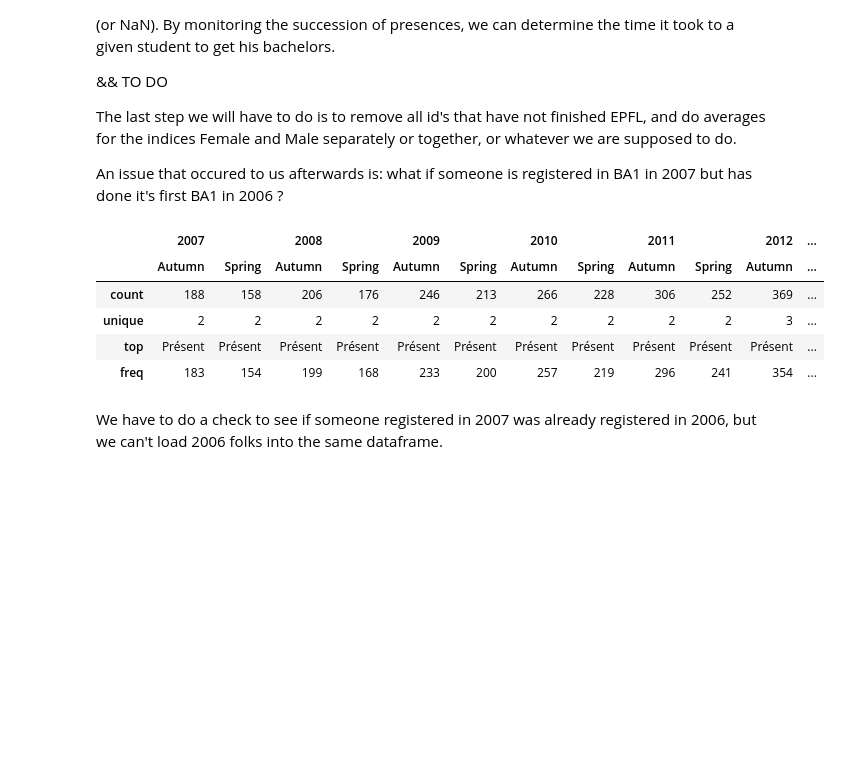
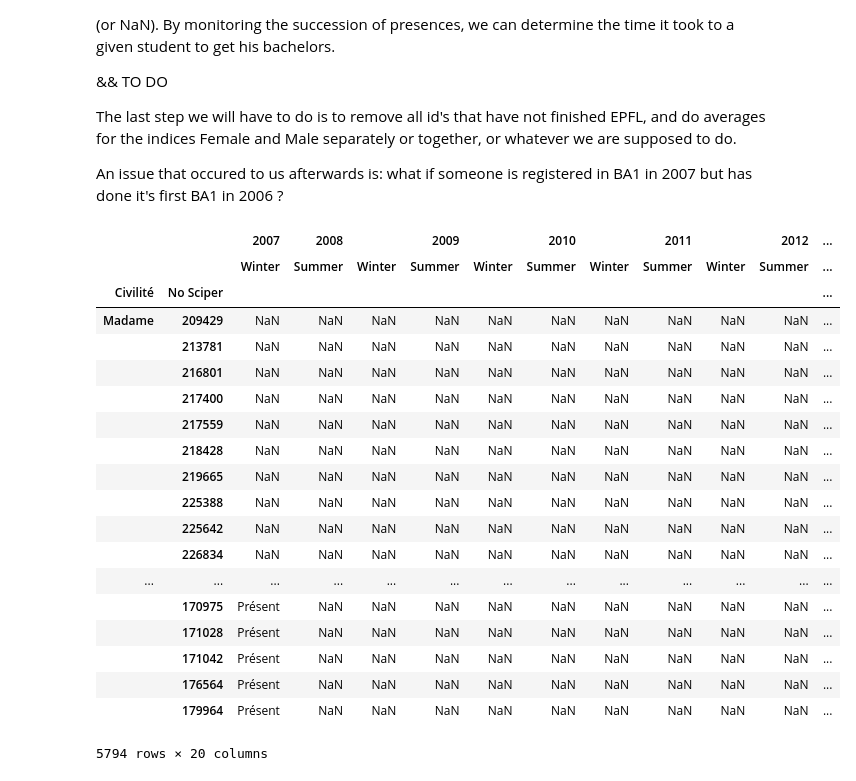
Before and after one commit to lfkrapp/literate-pancake, a Jupyter notebook: 02 - Data from the Web/homework.ipynb, the cells around one changed output. Cells and saved outputs as stored; diff of their text form; code cells hidden in the pictures; blank space fills up the shorter version.

Commit message:
year was not coherent

```diff
--- a/02 - Data from the Web/homework.ipynb
+++ b/02 - Data from the Web/homework.ipynb
@@ -24,32 +24,44 @@ An issue that occured to us afterwards is: what if someone is registered in BA1
 # %%
 #In this block we get the data and wrangle it
 
 folder_path = "data/info/bachelor"
 students = pd.DataFrame([])
 for file_path in glob.iglob(folder_path+'/*.XLS'):
         tmp_data = pd.read_html(file_path, index_col=[0, 10], header=2)[0] #excel format is corrupted, but reading them as html works
         #We extract the Year and semester from the file's name
-        Year = re.sub("[^0-9]", "", str(file_path).strip())[:4]
         num_sem = float(re.sub("[^0-9]", "", str(file_path).strip())[-2])
         if num_sem % 2 == 0:
-                Semester = "Spring"
+            Semester = "Summer"
+            Year = re.sub("[^0-9]", "", str(file_path).strip())[4:8]
         else:
-                Semester = "Autumn"
+            Year = re.sub("[^0-9]", "", str(file_path).strip())[:4]
+            Semester = "Winter"
         #We sort by index, the most macroscopic index being the gender
         tmp_data= tmp_data[["Statut"]].sort_index()
         #We rename the columns so as to have the season and year instead of something called "Status"
         tmp_data.columns=[[Year], [Semester]]
         students = pd.concat([students, tmp_data])
 
 students.sort_index(axis=1)
-students.describe()
+#students.describe()
 # %% [output]
-|  | 2007 |  | 2008 |  | 2009 |  | 2010 |  | 2011 |  | 2012 | ... |
-|  | Autumn | Spring | Autumn | Spring | Autumn | Spring | Autumn | Spring | Autumn | Spring | Autumn | ... |
-| count | 188 | 158 | 206 | 176 | 246 | 213 | 266 | 228 | 306 | 252 | 369 | ... |
-| unique | 2 | 2 | 2 | 2 | 2 | 2 | 2 | 2 | 2 | 2 | 3 | ... |
-| top | Présent | Présent | Présent | Présent | Présent | Présent | Présent | Présent | Présent | Présent | Présent | ... |
-| freq | 183 | 154 | 199 | 168 | 233 | 200 | 257 | 219 | 296 | 241 | 354 | ... |
+|  |  | 2007 | 2008 |  | 2009 |  | 2010 |  | 2011 |  | 2012 | ... |
+|  |  | Winter | Summer | Winter | Summer | Winter | Summer | Winter | Summer | Winter | Summer | ... |
+| Civilité | No Sciper |  |  |  |  |  |  |  |  |  |  | ... |
+| Madame | 209429 | NaN | NaN | NaN | NaN | NaN | NaN | NaN | NaN | NaN | NaN | ... |
+|  | 213781 | NaN | NaN | NaN | NaN | NaN | NaN | NaN | NaN | NaN | NaN | ... |
+|  | 216801 | NaN | NaN | NaN | NaN | NaN | NaN | NaN | NaN | NaN | NaN | ... |
+|  | 217400 | NaN | NaN | NaN | NaN | NaN | NaN | NaN | NaN | NaN | NaN | ... |
+|  | 217559 | NaN | NaN | NaN | NaN | NaN | NaN | NaN | NaN | NaN | NaN | ... |
+|  | 218428 | NaN | NaN | NaN | NaN | NaN | NaN | NaN | NaN | NaN | NaN | ... |
+|  | 219665 | NaN | NaN | NaN | NaN | NaN | NaN | NaN | NaN | NaN | NaN | ... |
+|  | 225388 | NaN | NaN | NaN | NaN | NaN | NaN | NaN | NaN | NaN | NaN | ... |
+|  | 225642 | NaN | NaN | NaN | NaN | NaN | NaN | NaN | NaN | NaN | NaN | ... |
+|  | 226834 | NaN | NaN | NaN | NaN | NaN | NaN | NaN | NaN | NaN | NaN | ... |
+| ... | ... | ... | ... | ... | ... | ... | ... | ... | ... | ... | ... | ... |
+|  | 170975 | Présent | NaN | NaN | NaN | NaN | NaN | NaN | NaN | NaN | NaN | ... |
+|  | 171028 | Présent | NaN | NaN | NaN | NaN | NaN | NaN | NaN | NaN | NaN | ... |
+|  | 171042 | Présent | NaN | NaN | NaN | NaN | NaN | NaN | NaN | NaN | NaN | ... |
+|  | 176564 | Présent | NaN | NaN | NaN | NaN | NaN | NaN | NaN | NaN | NaN | ... |
+|  | 179964 | Présent | NaN | NaN | NaN | NaN | NaN | NaN | NaN | NaN | NaN | ... |
+5794 rows × 20 columns
-# %% [markdown]
-
-We have to do a check to see if someone registered in 2007 was already registered in 2006, but we can't load 2006 folks into the same dataframe.
```
